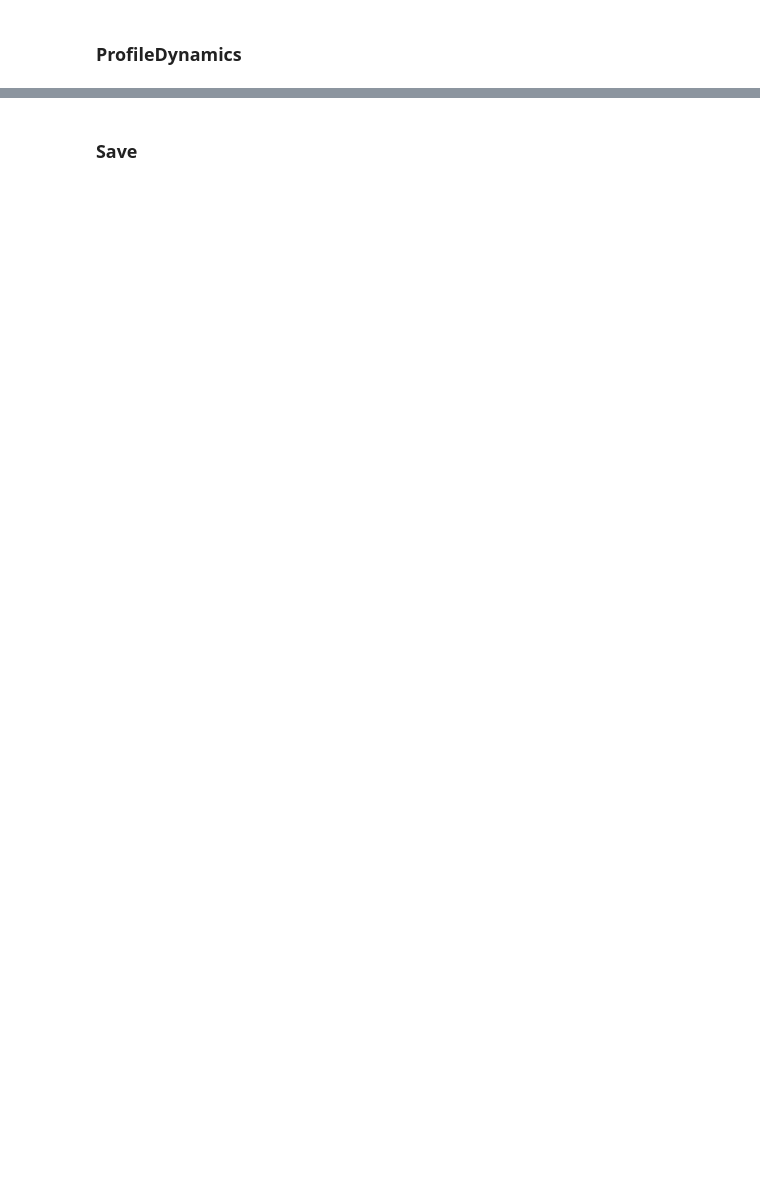
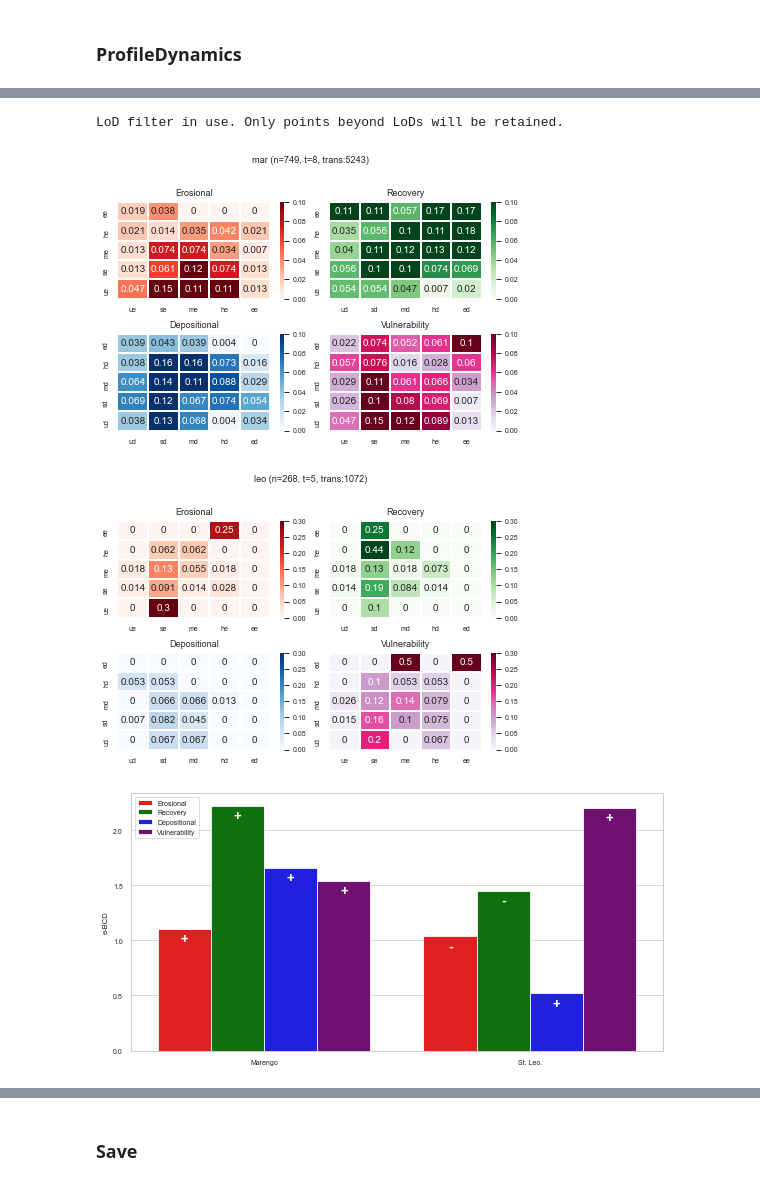
Before and after one commit to npucino/sandpyper, a Jupyter notebook: examples/Example_1_Profile_extraction-CLASS.ipynb, the cells around one changed output, grey strips where cells are left out. Drawn from its saved outputs; the diff is of its cells as text; code cells hidden in the pictures; blank space fills up the shorter version.

```diff
--- a/examples/Example_1_Profile_extraction-CLASS.ipynb
+++ b/examples/Example_1_Profile_extraction-CLASS.ipynb
@@ -516,0 +751,12 @@ D.BCD_compute_location(unique_field='geometry',mode='all', store_neg=True)
+# %%
+# lod
+D.BCD_compute_location("geometry","all",True, filterit='lod')
+
+
+D.plot_trans_matrices(relabel_dict)
+D.plot_location_ebcds()
+# %% [output]
+LoD filter in use. Only points beyond LoDs will be retained.
+[figure, added]
+[figure, added]
+[figure, added]
```
Also changed, not shown: parts of 37 cells of this notebook, 3 other files.
